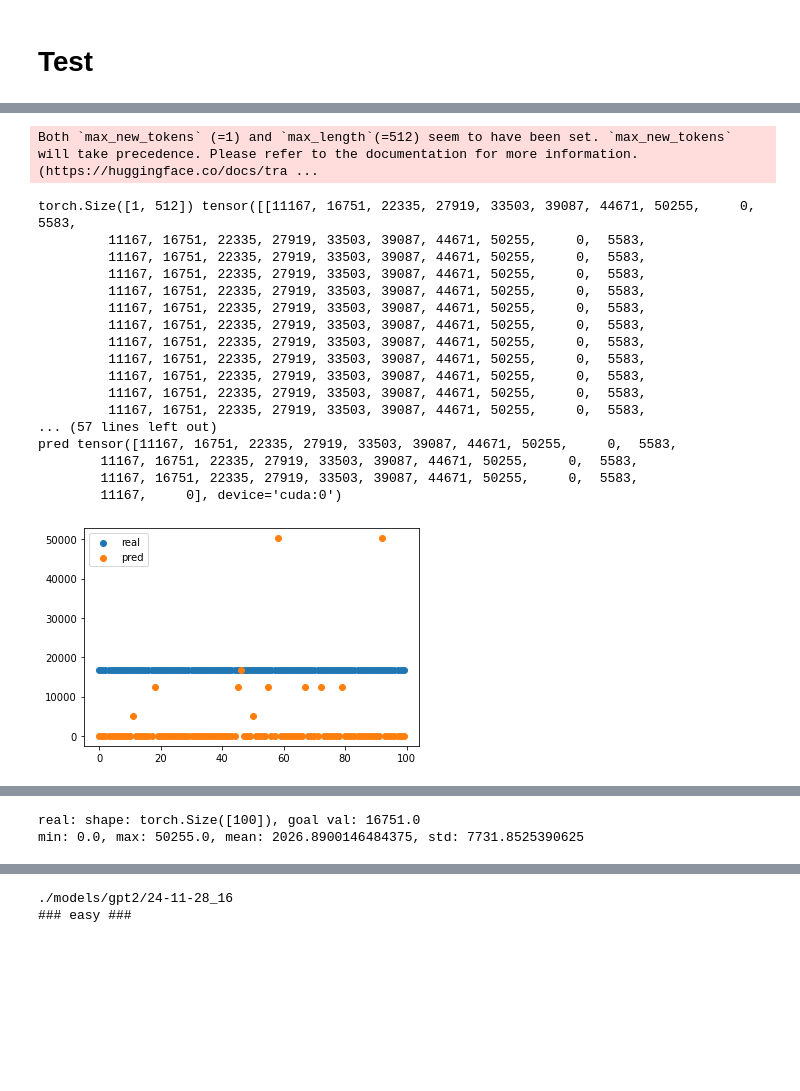
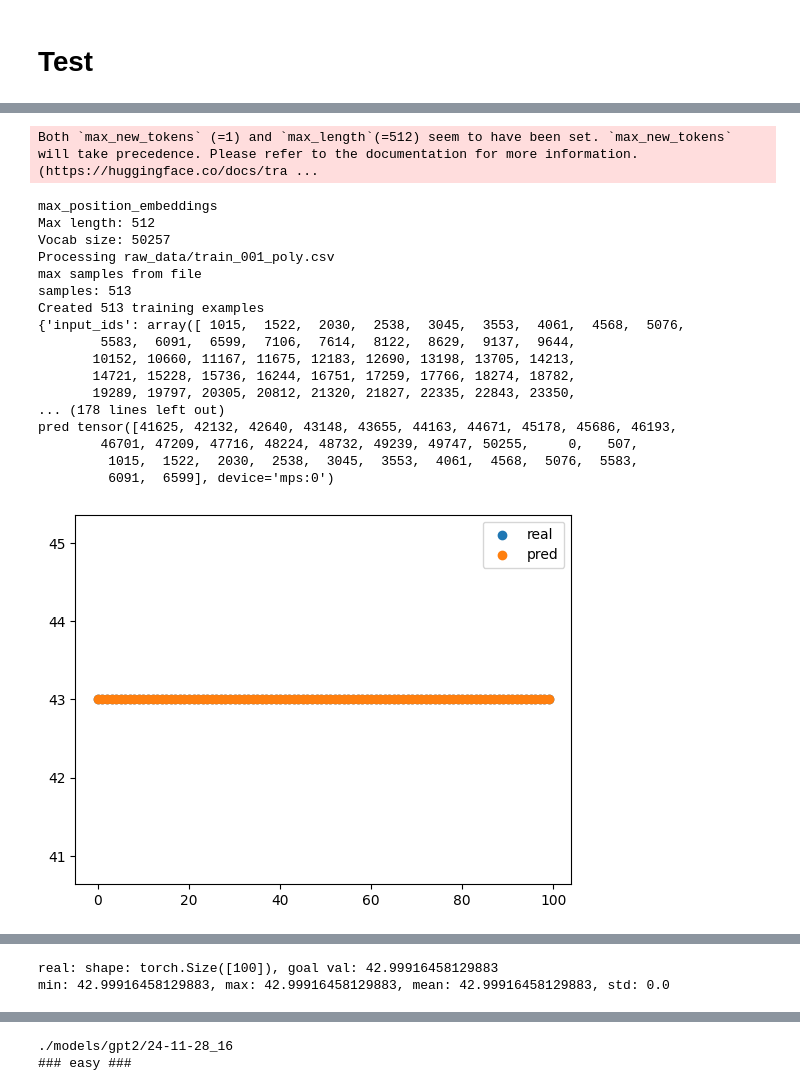
Before and after one commit to JoeyShapiro/TimeSeriesGPT, a Jupyter notebook: model.ipynb, the cells around one changed output, grey strips where cells are left out. Drawn from its saved outputs; the diff is of its cells as text; code cells hidden in the pictures; blank space fills up the shorter version.

Commit message:
denormalize data

```diff
--- a/model.ipynb
+++ b/model.ipynb
@@ -272,6 +259,9 @@ def prepare_training_data(model, input_files, output_dir, stride=256, window=Non
     if window is not None:
         max_length = window
 
+    min_val = np.inf
+    max_val = -np.inf
+
     print(f"Max length: {max_length}")
     print(f"Vocab size: {model.config.vocab_size}")
 
@@ -293,6 +283,11 @@ def prepare_training_data(model, input_files, output_dir, stride=256, window=Non
         df = df.dropna(axis=1)
         # drop any columns with str
         df = df.drop(df.select_dtypes(['object']), axis=1)
+
+        # get min and max values
+        # easier than doing it twice
+        min_val = min(min_val, df.min().min())
+        max_val = max(max_val, df.max().max())
 
         # normalize all data from 0 to vocab size
         # TODO should i normalize each column separately?
@@ -340,7 +335,7 @@ def prepare_training_data(model, input_files, output_dir, stride=256, window=Non
 
     print(f"Created {len(dataset)} training examples")
     print(dataset[0])
-    return dataset
+    return dataset, min_val, max_val
 # %%
 import torch
 from torch.utils.data import Dataset
@@ -353,9 +348,10 @@ output_dir = 'processed_data'
 
 class GPTDataset(Dataset):
     def __init__(self, model, stride=128, window=None, files=None):
-        if files == None:
-            files = input_files
-        self.data = prepare_training_data(model, files, output_dir, stride=stride, window=window)
+        self.files = files
+        if self.files == None:
+            self.files = input_files
+        self.data, self.min_val, self.max_val = prepare_training_data(model, self.files, output_dir, stride=stride, window=window)
 
     def __len__(self):
         return len(self.data)
@@ -370,6 +366,18 @@ class GPTDataset(Dataset):
             'labels': torch.tensor(item['labels']).to(device),
             'attention_mask': torch.ones_like(torch.tensor(item['input_ids'])).to(device)
         }
+
+    def min(self):
+        if len(self.files) == 1:
+            return self.min_val
+        else:
+            raise Exception("Multiple files, use min_val from each file")
+
+    def max(self):
+        if len(self.files) == 1:
+            return self.max_val
+        else:
+            raise Exception("Multiple files, use max_val from each file")
 # %%
 from transformers import Trainer, TrainingArguments, AutoModelForCausalLM
 import time
@@ -650,6 +658,10 @@ def test_model(model_path, input_files, temperature=0.7):
             pred[i+j] = output[j][window-1].cpu() # have to do this to get the value
         pbar.update(m)
 
+    # convert real and pred to denormalized values
+    real = (real * (dataset.max() - dataset.min()) / (model.config.vocab_size-2) + dataset.min())
+    pred = (pred * (dataset.max() - dataset.min()) / (model.config.vocab_size-2) + dataset.min())
+
     # create scatter plot
     plt.scatter(range(n), real, label='real')
     plt.scatter(range(n), pred, label='pred')
@@ -691,6 +703,10 @@ def test_model(model_path, input_files, temperature=0.7):
             real[i+j] = dataset[i]['labels'][-1]
             pred[i+j] = output[j][window-1].cpu() # have to do this to get the value
         pbar.update(m)
+
+    # convert real and pred to denormalized values
+    real = (real * (dataset.max() - dataset.min()) / (model.config.vocab_size-2) + dataset.min())
+    pred = (pred * (dataset.max() - dataset.min()) / (model.config.vocab_size-2) + dataset.min())
 
     # r2 score
     print('r2:', r2_score(real, pred))
@@ -755,7 +771,7 @@ print(latest)
 
 # easy
 print('### easy ###')
-input_files = [ 'raw_data/train_001_10-20.csv' ]
+input_files = [ 'raw_data/train_001_poly.csv' ]
 generated_text = test_model(latest, input_files=input_files)
 
 # medium
@@ -788,19 +789,19 @@ torch.Size([511])
 Both `max_new_tokens` (=1) and `max_length`(=512) seem to have been set. `max_new_tokens` will take precedence. Please refer to the documentation for more information. (https://huggingface.co/docs/tra ...
-torch.Size([1, 512]) tensor([[11167, 16751, 22335, 27919, 33503, 39087, 44671, 50255,     0,  5583,
-         11167, 16751, 22335, 27919, 33503, 39087, 44671, 50255,     0,  5583,
-         11167, 16751, 22335, 27919, 33503, 39087, 44671, 50255,     0,  5583,
-         11167, 16751, 22335, 27919, 33503, 39087, 44671, 50255,     0,  5583,
-         11167, 16751, 22335, 27919, 33503, 39087, 44671, 50255,     0,  5583,
-         11167, 16751, 22335, 27919, 33503, 39087, 44671, 50255,     0,  5583,
-         11167, 16751, 22335, 27919, 33503, 39087, 44671, 50255,     0,  5583,
-         11167, 16751, 22335, 27919, 33503, 39087, 44671, 50255,     0,  5583,
-         11167, 16751, 22335, 27919, 33503, 39087, 44671, 50255,     0,  5583,
-         11167, 16751, 22335, 27919, 33503, 39087, 44671, 50255,     0,  5583,
-         11167, 16751, 22335, 27919, 33503, 39087, 44671, 50255,     0,  5583,
-         11167, 16751, 22335, 27919, 33503, 39087, 44671, 50255,     0,  5583,
-... (57 lines left out)
-pred tensor([11167, 16751, 22335, 27919, 33503, 39087, 44671, 50255,     0,  5583,
-        11167, 16751, 22335, 27919, 33503, 39087, 44671, 50255,     0,  5583,
-        11167, 16751, 22335, 27919, 33503, 39087, 44671, 50255,     0,  5583,
-        11167,     0], device='cuda:0')
+max_position_embeddings
+Max length: 512
+Vocab size: 50257
+Processing raw_data/train_001_poly.csv
+max samples from file
+samples: 513
+Created 513 training examples
+{'input_ids': array([ 1015,  1522,  2030,  2538,  3045,  3553,  4061,  4568,  5076,
+        5583,  6091,  6599,  7106,  7614,  8122,  8629,  9137,  9644,
+       10152, 10660, 11167, 11675, 12183, 12690, 13198, 13705, 14213,
+       14721, 15228, 15736, 16244, 16751, 17259, 17766, 18274, 18782,
+       19289, 19797, 20305, 20812, 21320, 21827, 22335, 22843, 23350,
+... (178 lines left out)
+pred tensor([41625, 42132, 42640, 43148, 43655, 44163, 44671, 45178, 45686, 46193,
+        46701, 47209, 47716, 48224, 48732, 49239, 49747, 50255,     0,   507,
+         1015,  1522,  2030,  2538,  3045,  3553,  4061,  4568,  5076,  5583,
+         6091,  6599], device='mps:0')
-[figure, old version]
+[figure, new version]
@@ -808,2 +809,2 @@ pred tensor([11167, 16751, 22335, 27919, 33503, 39087, 44671, 50255,     0,  558
-real: shape: torch.Size([100]), goal val: 16751.0
-min: 0.0, max: 50255.0, mean: 2026.8900146484375, std: 7731.8525390625
+real: shape: torch.Size([100]), goal val: 42.99916458129883
+min: 42.99916458129883, max: 42.99916458129883, mean: 42.99916458129883, std: 0.0
```
Also changed, not shown: parts of 2 cells of this notebook, 1 other file.
